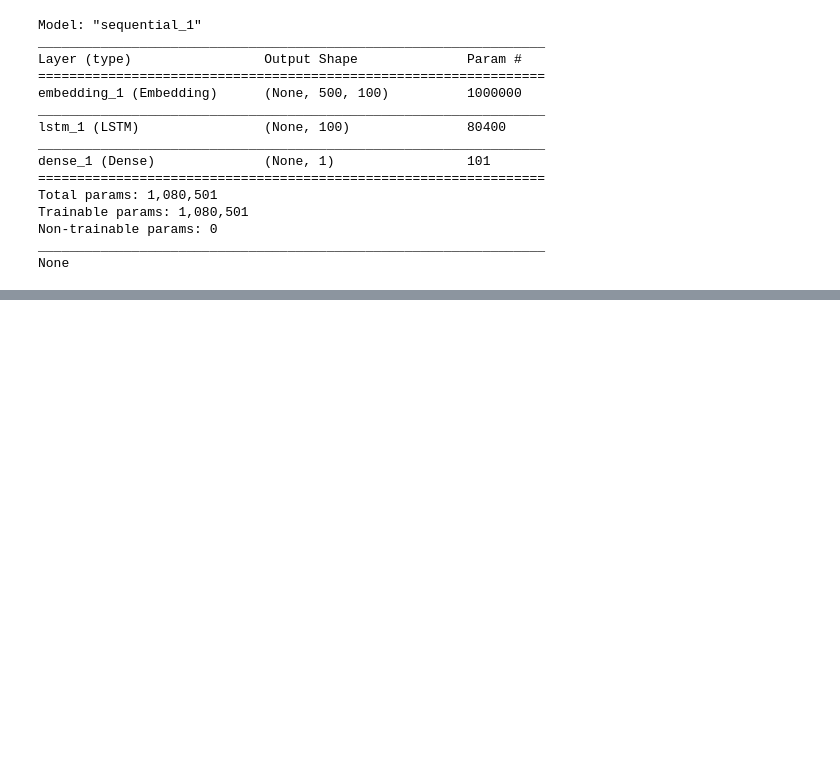
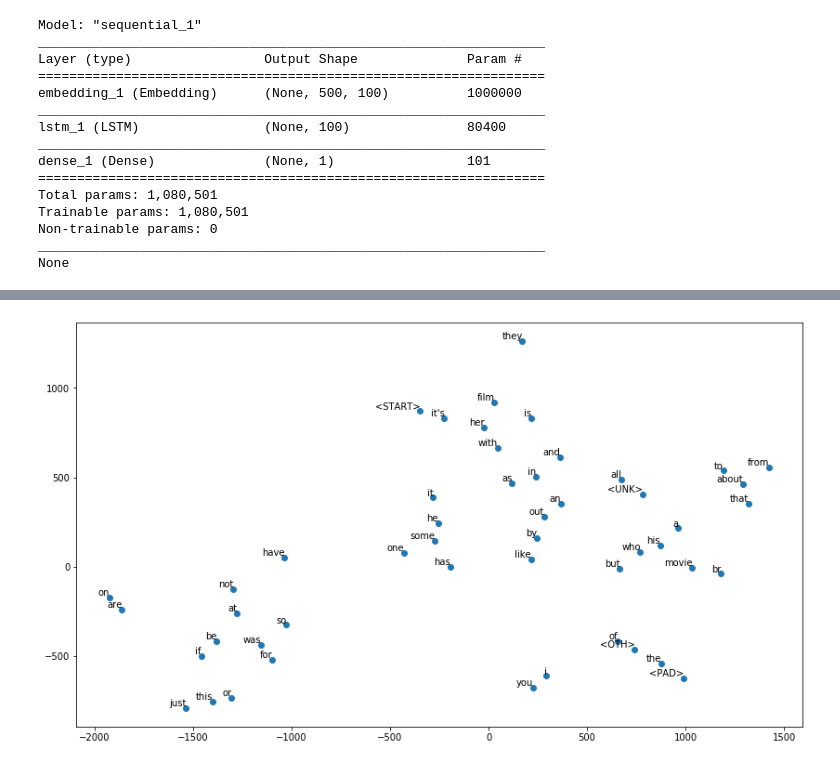
Before and after one commit to Ani997/msc_ai_sem2, a Jupyter notebook: NN_NLP/Lab5/7001 2019_20 - Lab 5 - LSTM for text classification.ipynb, the cells around one changed output, grey strips where cells are left out. Cells and saved outputs as stored; diff of their text form; code cells hidden in the pictures; blank space fills up the shorter version.

```diff
--- a/NN_NLP/Lab5/7001 2019_20 - Lab 5 - LSTM for text classification.ipynb
+++ b/NN_NLP/Lab5/7001 2019_20 - Lab 5 - LSTM for text classification.ipynb
@@ -142,0 +134,2 @@ plt.show()
+# %%
+embed_layer = model.get_layer('embedding_1').get_weights()[0]
@@ -142,0 +140,7 @@ plt.show()
+# %%
+word2idx = imdb.get_word_index()
+word2idx = {k:(v+INDEX_FROM) for k,v in word2idx.items() if v < 9998}
+word2idx["<PAD>"] = 0
+word2idx["<START>"] = 1
+word2idx["<UNK>"] = 2
+word2idx["<OTH>"] = 3
@@ -142,0 +183,13 @@ plt.show()
+# %%
+tsne = TSNE(perplexity=3, n_components=2, init='pca', n_iter=5000, method='exact')
+np.set_printoptions(suppress=True)
+plot_only = 50
+T = tsne.fit_transform(embed_layer[:plot_only, :])
+labels = [idx2word[i] for i in range(plot_only)]
+plt.figure(figsize=(14, 8))
+plt.scatter(T[:, 0], T[:, 1])
+
+for label, x, y in zip(labels, T[:, 0], T[:, 1]):
+    plt.annotate(label, xy=(x+1, y+1), xytext=(0, 0), textcoords='offset points', ha='right', va='bottom')
+# %% [output]
+[figure, added]
```
Also changed, not shown: parts of 25 cells of this notebook, 13 other files.
